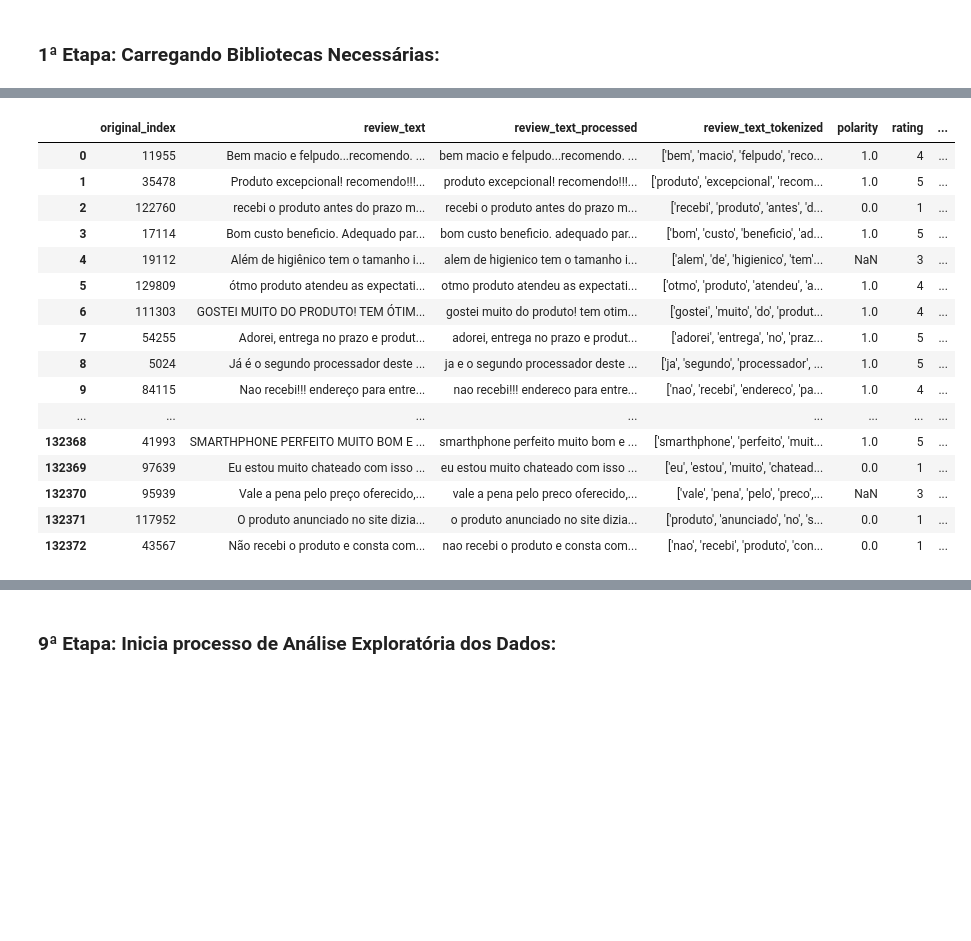
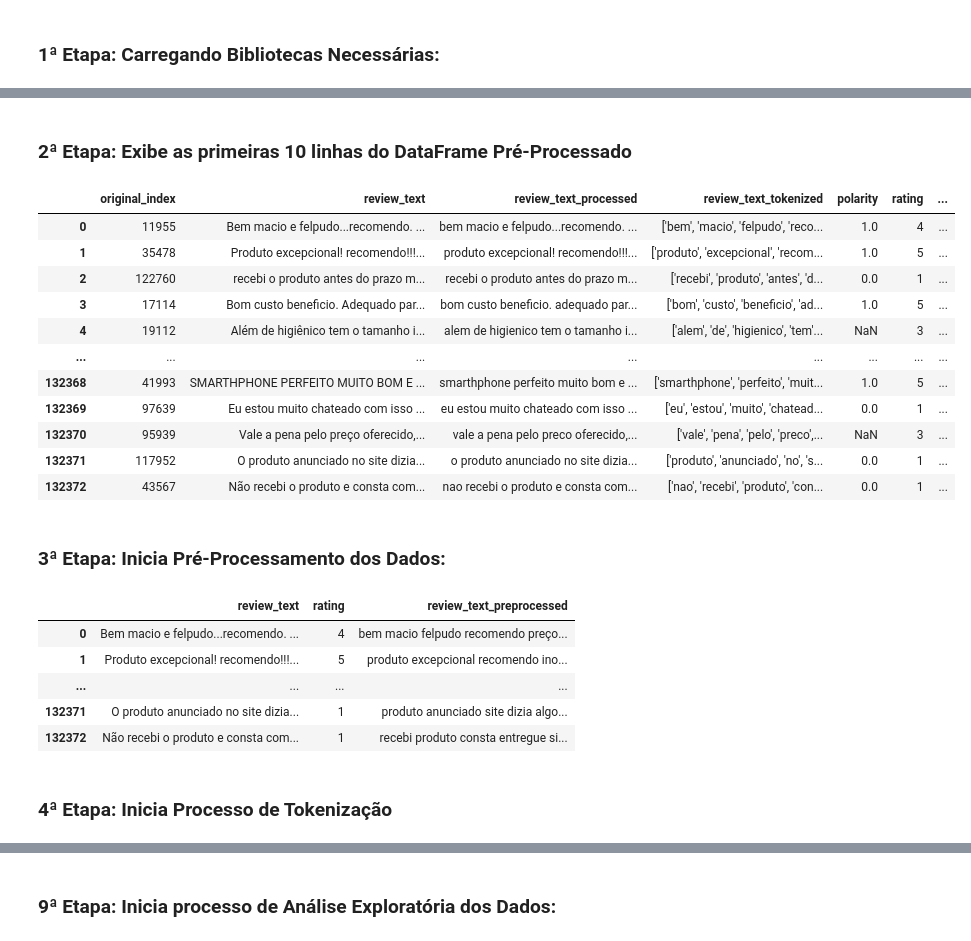
Before and after one commit to raphaelchaves/papa-linguas, a Jupyter notebook: Projeto_PLN_ICMC_V1.ipynb, the cells around one changed output, grey strips where cells are left out. Cells and saved outputs as stored; diff of their text form; code cells hidden in the pictures; blank space fills up the shorter version.

```diff
--- a/Projeto_PLN_ICMC_V1.ipynb
+++ b/Projeto_PLN_ICMC_V1.ipynb
@@ -69,0 +56,20 @@ NameError: name 'pd' is not defined
+# %% [markdown]
+### 2ª Etapa: Exibe as primeiras 10 linhas do DataFrame Pré-Processado
+# %%
+# Exibe o conteúdo de um Paandas dataFrame (df) em formato de uma tabela HTML
+display(HTML(original_data.to_html(max_rows=10)))
+# %% [output]
+|  | original_index | review_text | review_text_processed | review_text_tokenized | polarity | rating | ... |
+| 0 | 11955 | Bem macio e felpudo...recomendo. ... | bem macio e felpudo...recomendo. ... | ['bem', 'macio', 'felpudo', 'reco... | 1.0 | 4 | ... |
+| 1 | 35478 | Produto excepcional! recomendo!!!... | produto excepcional! recomendo!!!... | ['produto', 'excepcional', 'recom... | 1.0 | 5 | ... |
+| 2 | 122760 | recebi o produto antes do prazo m... | recebi o produto antes do prazo m... | ['recebi', 'produto', 'antes', 'd... | 0.0 | 1 | ... |
+| 3 | 17114 | Bom custo beneficio. Adequado par... | bom custo beneficio. adequado par... | ['bom', 'custo', 'beneficio', 'ad... | 1.0 | 5 | ... |
+| 4 | 19112 | Além de higiênico tem o tamanho i... | alem de higienico tem o tamanho i... | ['alem', 'de', 'higienico', 'tem'... | NaN | 3 | ... |
+| ... | ... | ... | ... | ... | ... | ... | ... |
+| 132368 | 41993 | SMARTHPHONE PERFEITO MUITO BOM E ... | smarthphone perfeito muito bom e ... | ['smarthphone', 'perfeito', 'muit... | 1.0 | 5 | ... |
+| 132369 | 97639 | Eu estou muito chateado com isso ... | eu estou muito chateado com isso ... | ['eu', 'estou', 'muito', 'chatead... | 0.0 | 1 | ... |
+| 132370 | 95939 | Vale a pena pelo preço oferecido,... | vale a pena pelo preco oferecido,... | ['vale', 'pena', 'pelo', 'preco',... | NaN | 3 | ... |
+| 132371 | 117952 | O produto anunciado no site dizia... | o produto anunciado no site dizia... | ['produto', 'anunciado', 'no', 's... | 0.0 | 1 | ... |
+| 132372 | 43567 | Não recebi o produto e consta com... | nao recebi o produto e consta com... | ['nao', 'recebi', 'produto', 'con... | 0.0 | 1 | ... |
+# %% [markdown]
+### 3ª Etapa: Inicia Pré-Processamento dos Dados:
@@ -70,20 +86,27 @@ NameError: name 'pd' is not defined
+# %%
+# Cria um novo atributo na qual o texto será convertido apenas para letras minúsculas
+development_sample['review_text_preprocessed'] = development_sample['review_text'].apply(lambda x: " ".join(x.lower() for x in x.split()))
+# %%
+# Stop Words
+nltk.download('stopwords')
+stop = stopwords.words('portuguese')
+
+# Remove stopwords
+development_sample['review_text_preprocessed'] = development_sample['review_text_preprocessed'].apply(lambda x: ' '.join([word for word in x.split() if word not in (stop)]))
+# %%
+# Remover pontuação e adicionar espaço usando expressões regulares
+development_sample['review_text_preprocessed'] = development_sample['review_text_preprocessed'].str.replace(r'[^\w\s]', ' ', regex=True)
+# %%
+# Remove números
+development_sample['review_text_preprocessed'] = development_sample['review_text_preprocessed'].str.replace('\d+', ' ', regex=True)
 # %%
-display(HTML(df.to_html(max_rows=20)))
+display(HTML(development_sample.to_html(max_rows=5)))
 # %% [output]
-|  | original_index | review_text | review_text_processed | review_text_tokenized | polarity | rating | ... |
-| 0 | 11955 | Bem macio e felpudo...recomendo. ... | bem macio e felpudo...recomendo. ... | ['bem', 'macio', 'felpudo', 'reco... | 1.0 | 4 | ... |
-| 1 | 35478 | Produto excepcional! recomendo!!!... | produto excepcional! recomendo!!!... | ['produto', 'excepcional', 'recom... | 1.0 | 5 | ... |
-| 2 | 122760 | recebi o produto antes do prazo m... | recebi o produto antes do prazo m... | ['recebi', 'produto', 'antes', 'd... | 0.0 | 1 | ... |
-| 3 | 17114 | Bom custo beneficio. Adequado par... | bom custo beneficio. adequado par... | ['bom', 'custo', 'beneficio', 'ad... | 1.0 | 5 | ... |
-| 4 | 19112 | Além de higiênico tem o tamanho i... | alem de higienico tem o tamanho i... | ['alem', 'de', 'higienico', 'tem'... | NaN | 3 | ... |
-| 5 | 129809 | ótmo produto atendeu as expectati... | otmo produto atendeu as expectati... | ['otmo', 'produto', 'atendeu', 'a... | 1.0 | 4 | ... |
-| 6 | 111303 | GOSTEI MUITO DO PRODUTO! TEM ÓTIM... | gostei muito do produto! tem otim... | ['gostei', 'muito', 'do', 'produt... | 1.0 | 4 | ... |
-| 7 | 54255 | Adorei, entrega no prazo e produt... | adorei, entrega no prazo e produt... | ['adorei', 'entrega', 'no', 'praz... | 1.0 | 5 | ... |
-| 8 | 5024 | Já é o segundo processador deste ... | ja e o segundo processador deste ... | ['ja', 'segundo', 'processador', ... | 1.0 | 5 | ... |
-| 9 | 84115 | Nao recebi!!! endereço para entre... | nao recebi!!! endereco para entre... | ['nao', 'recebi', 'endereco', 'pa... | 1.0 | 4 | ... |
-| ... | ... | ... | ... | ... | ... | ... | ... |
-| 132368 | 41993 | SMARTHPHONE PERFEITO MUITO BOM E ... | smarthphone perfeito muito bom e ... | ['smarthphone', 'perfeito', 'muit... | 1.0 | 5 | ... |
-| 132369 | 97639 | Eu estou muito chateado com isso ... | eu estou muito chateado com isso ... | ['eu', 'estou', 'muito', 'chatead... | 0.0 | 1 | ... |
-| 132370 | 95939 | Vale a pena pelo preço oferecido,... | vale a pena pelo preco oferecido,... | ['vale', 'pena', 'pelo', 'preco',... | NaN | 3 | ... |
-| 132371 | 117952 | O produto anunciado no site dizia... | o produto anunciado no site dizia... | ['produto', 'anunciado', 'no', 's... | 0.0 | 1 | ... |
-| 132372 | 43567 | Não recebi o produto e consta com... | nao recebi o produto e consta com... | ['nao', 'recebi', 'produto', 'con... | 0.0 | 1 | ... |
+|  | review_text | rating | review_text_preprocessed |
+| 0 | Bem macio e felpudo...recomendo. ... | 4 | bem macio felpudo recomendo preço... |
+| 1 | Produto excepcional! recomendo!!!... | 5 | produto excepcional recomendo ino... |
+| ... | ... | ... | ... |
+| 132371 | O produto anunciado no site dizia... | 1 | produto anunciado site dizia algo... |
+| 132372 | Não recebi o produto e consta com... | 1 | recebi produto consta entregue si... |
+# %% [markdown]
+### 4ª Etapa: Inicia Processo de Tokenização
```
Also changed, not shown: parts of 23 cells of this notebook.
